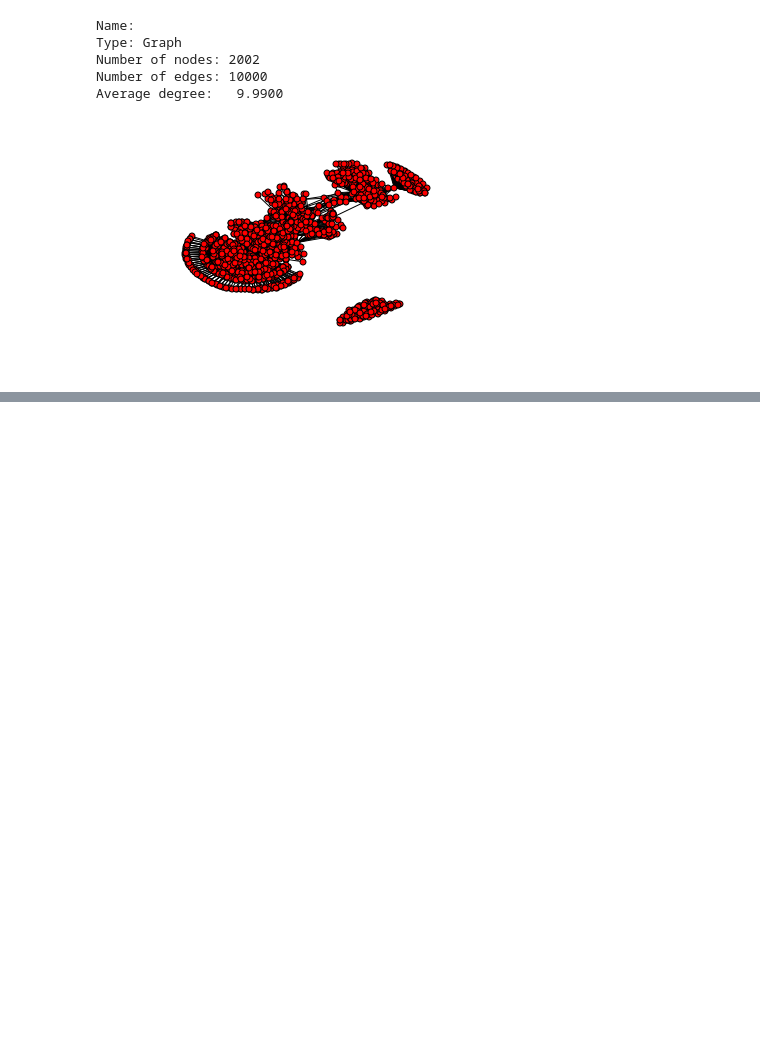
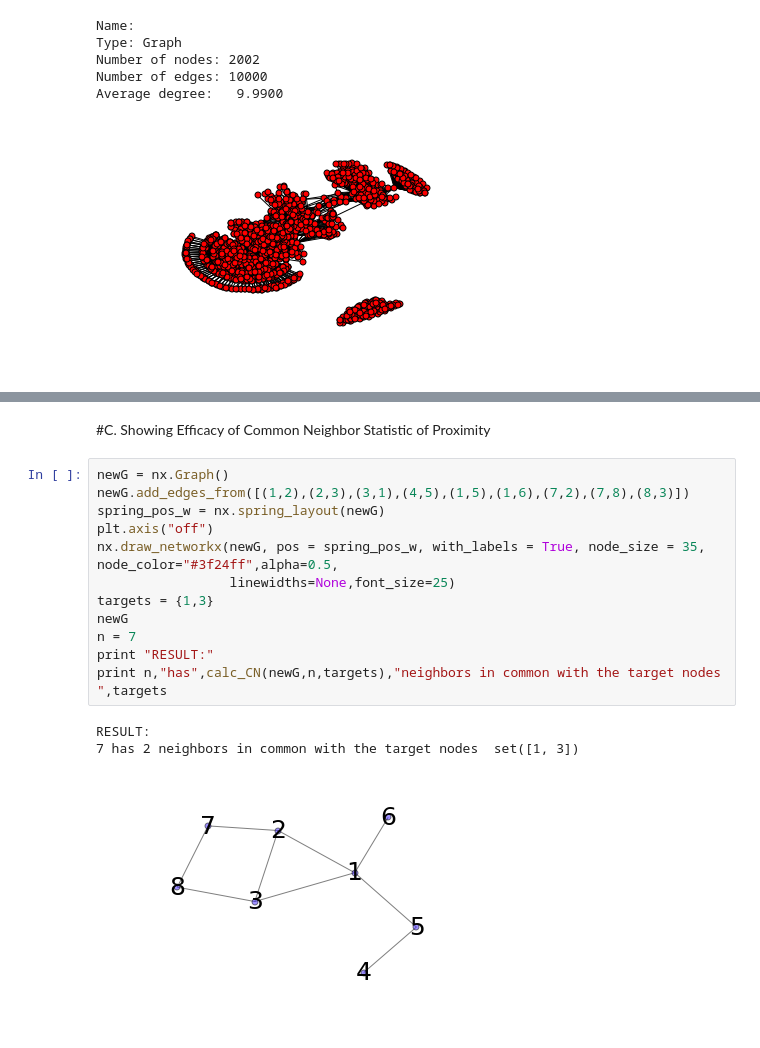
Before and after one commit to jmartinez14/fp-iga238, a Jupyter notebook: social_network_search.ipynb, the cells around one changed output, grey strips where cells are left out. Saved outputs shown, nothing was run; the diff lists cells and outputs as text; blank space fills up the shorter version.

```diff
--- a/social_network_search.ipynb
+++ b/social_network_search.ipynb
@@ -414,3 +506,21 @@ print "W <= n",len(df_under_n)
 # %% [output]
 W > n: 1772
 W <= n 8228
+# %% [markdown]
+#C. Showing Efficacy of Common Neighbor Statistic of Proximity
+# %%
+newG = nx.Graph()
+newG.add_edges_from([(1,2),(2,3),(3,1),(4,5),(1,5),(1,6),(7,2),(7,8),(8,3)])
+spring_pos_w = nx.spring_layout(newG)
+plt.axis("off")
+nx.draw_networkx(newG, pos = spring_pos_w, with_labels = True, node_size = 35, node_color="#3f24ff",alpha=0.5,
+                 linewidths=None,font_size=25)
+targets = {1,3}
+newG
+n = 7
+print "RESULT:"
+print n,"has",calc_CN(newG,n,targets),"neighbors in common with the target nodes ",targets
+# %% [output]
+RESULT:
+7 has 2 neighbors in common with the target nodes  set([1, 3])
+[figure, added]
```
Also changed, not shown: parts of 25 cells of this notebook.
